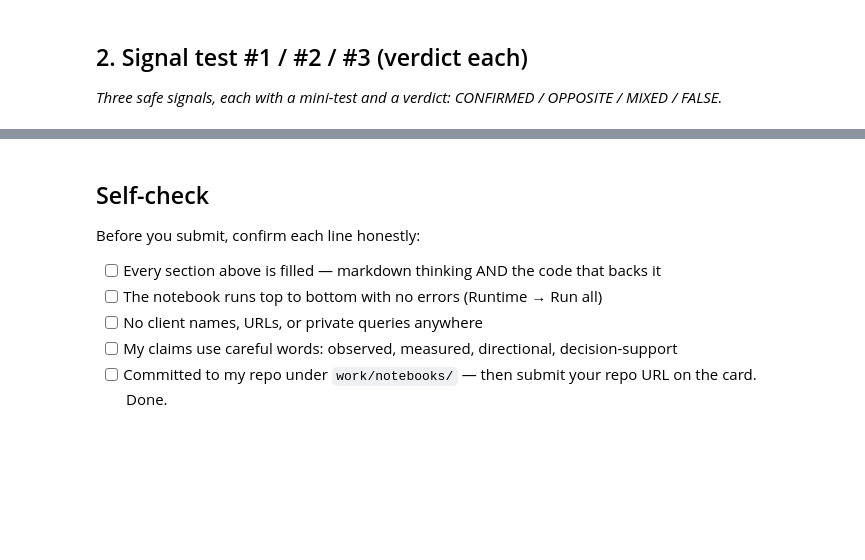
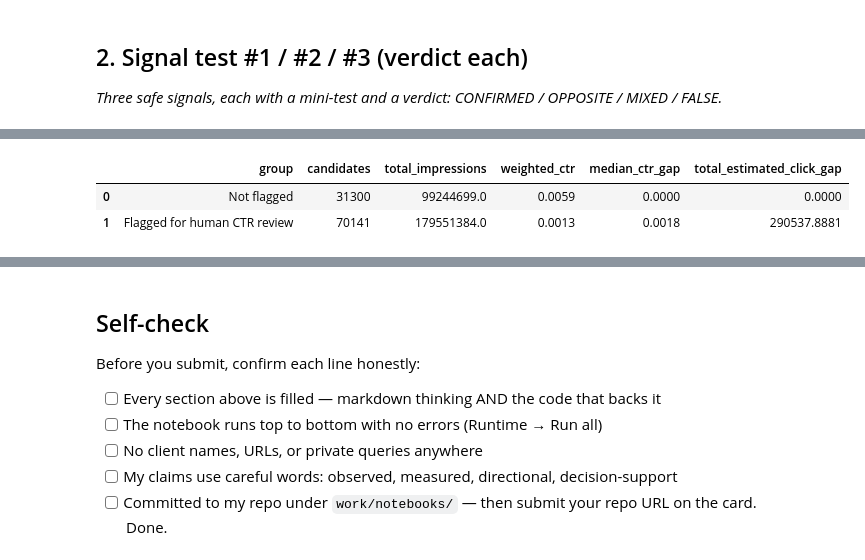
Before and after one commit to ramyaa-hegde/flyrank-ml-internship-tasks, a Jupyter notebook: work/notebooks/w04_signal_audit.ipynb, the cells around one changed output, grey strips where cells are left out. Saved outputs shown, nothing was run; the diff lists cells and outputs as text; code cells hidden in the pictures; blank space fills up the shorter version.

```diff
--- a/work/notebooks/w04_signal_audit.ipynb
+++ b/work/notebooks/w04_signal_audit.ipynb
@@ -47,0 +267,88 @@ Practical Takeaway: Action engine successfully flags decay and CTR opportunities
+# %%
+# Flag-linked test: position-adjusted CTR opportunity
+
+flag_df = audit_df.copy()
+
+flag_df["position_bucket"] = pd.cut(
+    flag_df["march_avg_position"],
+    bins=[0, 3, 10, 20, 50, np.inf],
+    labels=["1-3", "4-10", "11-20", "21-50", "51+"],
+    include_lowest=True,
+)
+
+bucket_benchmarks = (
+    flag_df.groupby("position_bucket", observed=True)
+    .agg(
+        bucket_clicks=("march_clicks", "sum"),
+        bucket_impressions=("march_impressions", "sum"),
+    )
+    .reset_index()
+)
+
+bucket_benchmarks["benchmark_ctr"] = (
+    bucket_benchmarks["bucket_clicks"]
+    / bucket_benchmarks["bucket_impressions"]
+)
+
+flag_df = flag_df.merge(
+    bucket_benchmarks[["position_bucket", "benchmark_ctr"]],
+    on="position_bucket",
+    how="left",
+)
+
+flag_df["ctr_gap"] = (
+    flag_df["benchmark_ctr"] - flag_df["march_ctr"]
+).clip(lower=0)
+
+flag_df["estimated_click_gap"] = (
+    flag_df["ctr_gap"] * flag_df["march_impressions"]
+)
+
+flag_df["ctr_opportunity_flag"] = (
+    flag_df["march_ctr"] < flag_df["benchmark_ctr"]
+)
+
+flag_summary = (
+    flag_df.groupby("ctr_opportunity_flag")
+    .agg(
+        candidates=("content_hash_id", "size"),
+        total_clicks=("march_clicks", "sum"),
+        total_impressions=("march_impressions", "sum"),
+        median_ctr_gap=("ctr_gap", "median"),
+        total_estimated_click_gap=("estimated_click_gap", "sum"),
+    )
+    .reset_index()
+)
+
+flag_summary["weighted_ctr"] = (
+    flag_summary["total_clicks"] / flag_summary["total_impressions"]
+)
+
+flag_summary["group"] = flag_summary["ctr_opportunity_flag"].map(
+    {
+        False: "Not flagged",
+        True: "Flagged for human CTR review",
+    }
+)
+
+print("=== Flag-linked test: position-adjusted CTR opportunity ===")
+
+display(
+    flag_summary[
+        [
+            "group",
+            "candidates",
+            "total_impressions",
+            "weighted_ctr",
+            "median_ctr_gap",
+            "total_estimated_click_gap",
+        ]
+    ].round(4)
+)
+
+print(
+    "\nInterpretation: flagged items have CTR below the weighted benchmark "
+    "for their own position bucket. The click-gap estimate is an observed "
+    "prioritization measure, not proof that an edit would cause more clicks."
+)
+# %% [output]
@@ -47,0 +356,3 @@ Practical Takeaway: Action engine successfully flags decay and CTR opportunities
+|  | group | candidates | total_impressions | weighted_ctr | median_ctr_gap | total_estimated_click_gap |
+| 0 | Not flagged | 31300 | 99244699.0 | 0.0059 | 0.0000 | 0.0000 |
+| 1 | Flagged for human CTR review | 70141 | 179551384.0 | 0.0013 | 0.0018 | 290537.8881 |
```
Also changed, not shown: parts of 13 cells of this notebook.
